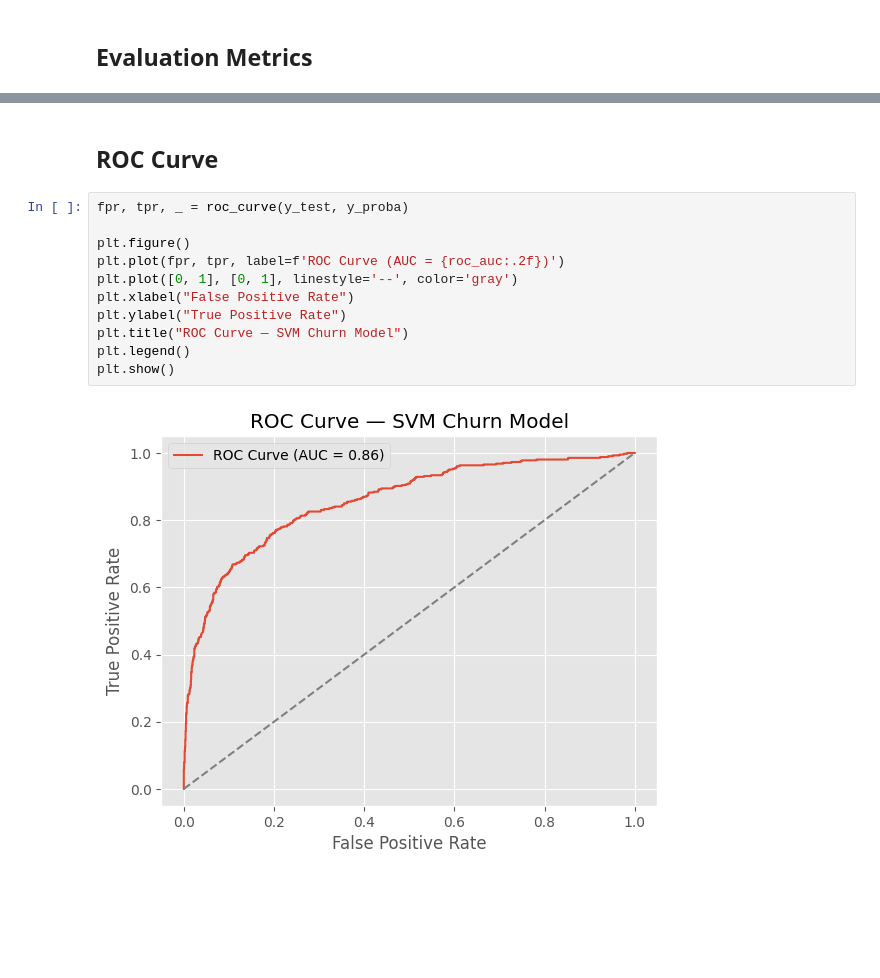
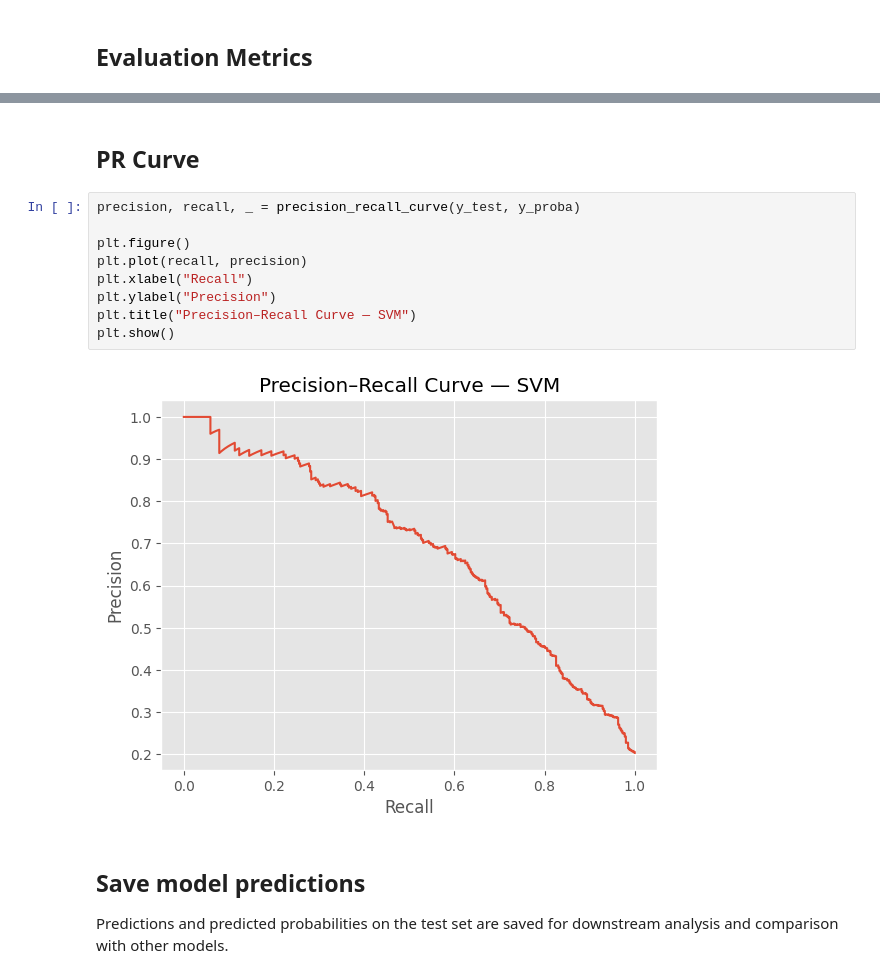
Before and after one commit to ZOOMKB/CustomerChurn, a Jupyter notebook: notebooks/models/03d_svm.ipynb, the cells around one changed output, grey strips where cells are left out. Drawn from its saved outputs; the diff is of its cells as text; blank space fills up the shorter version.

```diff
--- a/notebooks/models/03d_svm.ipynb
+++ b/notebooks/models/03d_svm.ipynb
@@ -145,15 +145,18 @@ ROC-AUC: 0.8572193148464335
 # %% [markdown]
-## ROC Curve
+## PR Curve
 # %%
-fpr, tpr, _ = roc_curve(y_test, y_proba)
+precision, recall, _ = precision_recall_curve(y_test, y_proba)
 
 plt.figure()
-plt.plot(fpr, tpr, label=f'ROC Curve (AUC = {roc_auc:.2f})')
-plt.plot([0, 1], [0, 1], linestyle='--', color='gray')
-plt.xlabel("False Positive Rate")
-plt.ylabel("True Positive Rate")
-plt.title("ROC Curve — SVM Churn Model")
-plt.legend()
+plt.plot(recall, precision)
+plt.xlabel("Recall")
+plt.ylabel("Precision")
+plt.title("Precision–Recall Curve — SVM")
 plt.show()
 # %% [output]
-[figure, old version]
+[figure, new version]
+# %% [markdown]
+## Save model predictions
+
+Predictions and predicted probabilities on the test set are saved
+for downstream analysis and comparison with other models.
```
Also changed, not shown: parts of 5 cells of this notebook.
